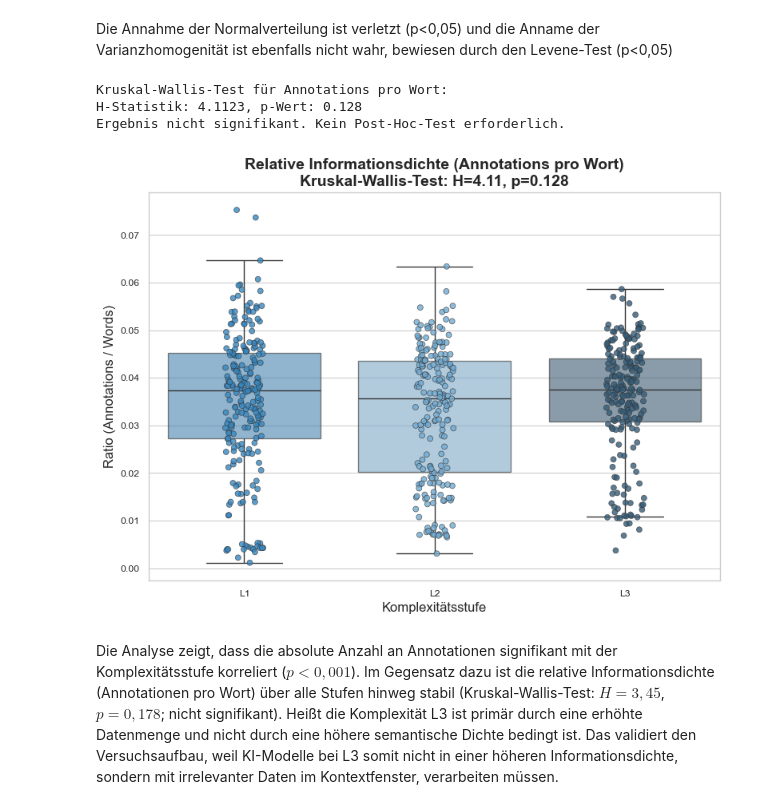
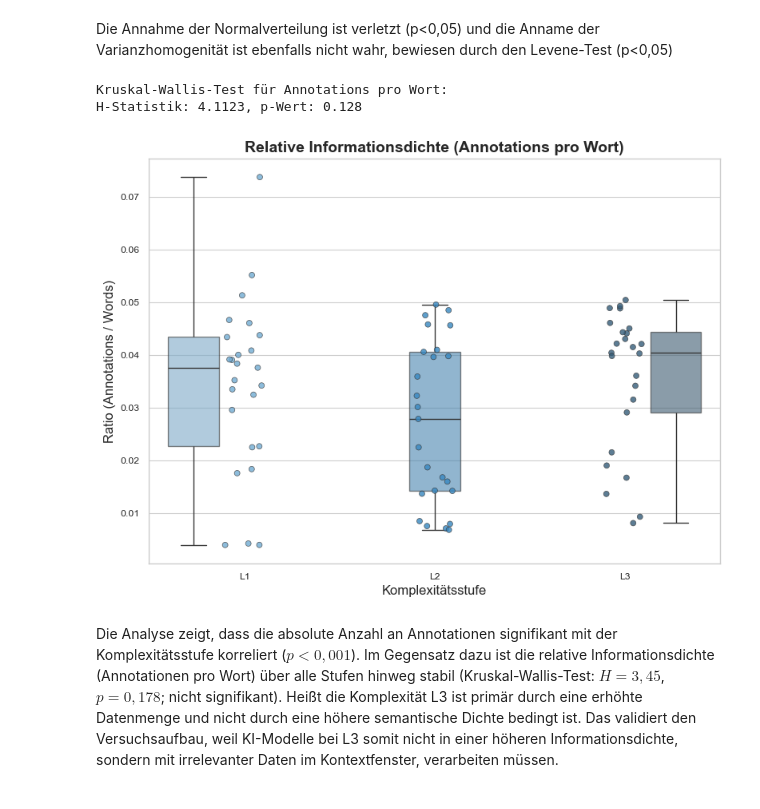
Before and after one commit to StefanEissler/doc-automation-architecture, a Jupyter notebook: notebooks/data_preperatio_A_internal.ipynb, the cells around one changed output. Drawn from its saved outputs; the diff is of its cells as text; code cells hidden in the pictures.

```diff
--- a/notebooks/data_preperatio_A_internal.ipynb
+++ b/notebooks/data_preperatio_A_internal.ipynb
@@ -691,29 +630,16 @@ stat_kw, p_value_kw = stats.kruskal(l1_ratio, l2_ratio, l3_ratio)
 print("Kruskal-Wallis-Test für Annotations pro Wort:")
 print(f"H-Statistik: {stat_kw:.4f}, p-Wert: {p_value_kw:.3f}")
 
-# Post-Hoc-Test bei Signifikanz
-if p_value_kw < 0.05:
-    print("Ergebnis signifikant. Führe Dunn's Post-Hoc-Test durch...")
-    posthoc = stats.posthoc_dunn(
-        df_processed,
-        val_col="annotations_per_word",
-        group_col="complexity",
-        p_adjust="bonferroni",
-    )
-    print(posthoc)
-else:
-    print("Ergebnis nicht signifikant. Kein Post-Hoc-Test erforderlich.")
 
 # Plot
 plt.figure(figsize=(8, 6))
 
-df_processed["annotations_per_word"] = (
-    df_processed["annotation_count"]
-    .div(df_processed["word_count"].replace(0, np.nan))
+df_experiment["annotations_per_word"] = df_experiment["annotation_count"].div(
+    df_experiment["word_count"].replace(0, np.nan)
 )
 
 sns.boxplot(
-    data=df_processed,
+    data=df_experiment,
     x="complexity",
     y="annotations_per_word",
     hue="complexity",
@@ -723,37 +649,36 @@ sns.boxplot(
     boxprops={"alpha": 0.6},
     showfliers=False,
 )
 
 # Stripplot (Punkte im Vordergrund)
 sns.stripplot(
-    data=df_processed,
+    data=df_experiment,
     x="complexity",
     y="annotations_per_word",
     hue="complexity",
     palette=palette,
     legend=False,
     jitter=True,
     alpha=0.8,
     size=5,
     linewidth=0.5,
     edgecolor="gray",
 )
 
 plt.title(
-    f"Relative Informationsdichte (Annotations pro Wort)\nKruskal-Wallis-Test: H={stat_kw:.2f}, p={p_value_kw:.3f}",
+    f"Relative Informationsdichte (Annotations pro Wort)",
     fontsize=14,
     fontweight="bold",
 )
 plt.ylabel("Ratio (Annotations / Words)", fontsize=12)
 plt.xlabel("Komplexitätsstufe", fontsize=12)
 
 plt.tight_layout()
 plt.show()
 # %% [output]
 Kruskal-Wallis-Test für Annotations pro Wort:
 H-Statistik: 4.1123, p-Wert: 0.128
-Ergebnis nicht signifikant. Kein Post-Hoc-Test erforderlich.
-[figure, old version]
+[figure, new version]
 # %% [markdown]
 Die Analyse zeigt, dass die absolute Anzahl an Annotationen signifikant mit der Komplexitätsstufe korreliert ($p < 0,001$). Im Gegensatz dazu ist die relative Informationsdichte (Annotationen pro Wort) über alle Stufen hinweg stabil (Kruskal-Wallis-Test: $H=3,45$, $p=0,178$; nicht signifikant).
 Heißt die Komplexität L3 ist primär durch eine erhöhte Datenmenge und nicht durch eine höhere semantische Dichte bedingt ist. Das validiert den Versuchsaufbau, weil KI-Modelle bei L3 somit nicht in einer höheren Informationsdichte, sondern mit irrelevanter Daten im Kontextfenster, verarbeiten müssen.
```
Also changed, not shown: parts of 6 cells of this notebook, 1 other file.
